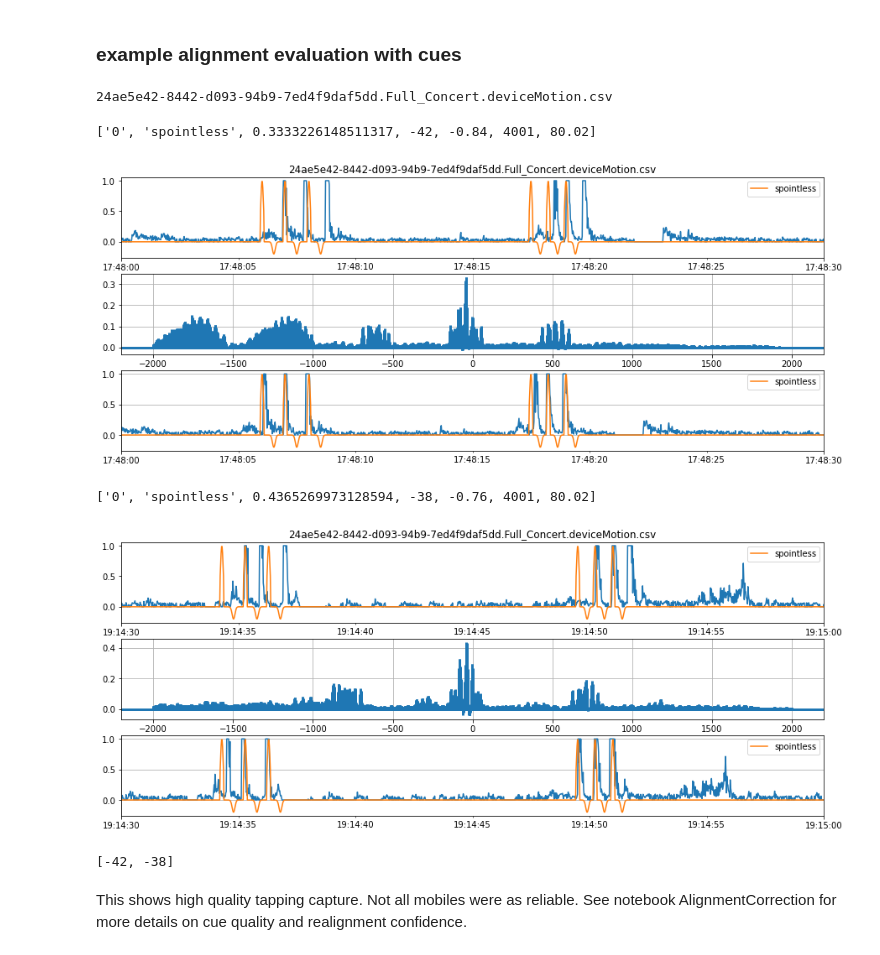
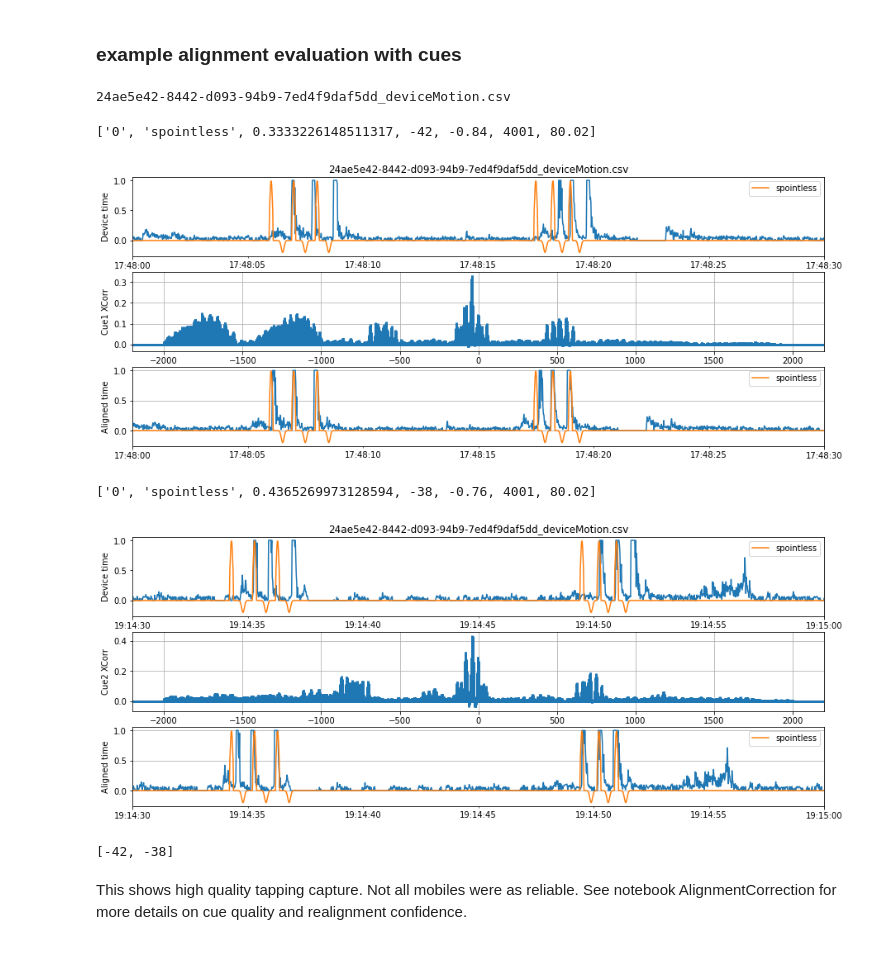
Before and after one commit to finn42/MusicLabCopenhegan_MotionAlignment, a Jupyter notebook: MusicLab_motion_aligne.ipynb, the cells around one changed output. Drawn from its saved outputs; the diff is of its cells as text; code cells hidden in the pictures.

```diff
--- a/MusicLab_motion_aligne.ipynb
+++ b/MusicLab_motion_aligne.ipynb
@@ -65,4 +65,4 @@ Most mobiles with a decent amount of data included at least one synchronisation
 # %% [markdown]
 ### initialise concert timed events
 # %%
-time_data_folder = 'C:/Users/finnu/dev/MobileMotion_MusicLab/timing/'
+time_data_folder = './timing/'
@@ -148,7 +132,7 @@ dev_n = 0
 # %% [markdown]
 ### example alignment evaluation with cues
 # %%
-folder ='C:/Users/finnu/OneDrive - Universitetet i Oslo/Documents/Mobile_data/Concert_MusicLab/Stitched_App_Sensors/Hall/deviceMotion/'
+folder = 'C:/Users/finnu/OneDrive - Universitetet i Oslo/Documents/Mobile_data/Concert_MusicLab/Concated/Hall/deviceMotion/'
 devices = os.listdir(folder)
 # %%
 aud_df = pd.DataFrame(index = ts_ts)
@@ -174,11 +158,10 @@ if np.nanmedian(b)>0:
     aud_df[dev_n] = b/np.nanmedian(b)
 else:
     aud_df[dev_n] = b/np.nanmean(b)
-kept_dev.append(devFile)
 
 aud_df.index = ts_dt[:-1]
 # %% [output]
-24ae5e42-8442-d093-94b9-7ed4f9daf5dd.Full_Concert.deviceMotion.csv
+24ae5e42-8442-d093-94b9-7ed4f9daf5dd_deviceMotion.csv
 # %%
 # pull out the section with the synchronisation cues
 
@@ -207,6 +200,7 @@ else:
     signal.plot(ax=ax1)
     cues1.plot.line(y=cue_type,ax=ax1)
     plt.xlim([cues1.index[1000],cues1.index[2500]])
+    plt.ylabel('Device time')
     plt.title(devFile)
 
     ax2 = plt.subplot(312)
@@ -214,10 +208,7 @@ else:
     ax2.grid(True)
     shifts.append(CCC[0][np.argmax(CCC[1])])
     print([str(dev_n),cue_type, np.amax(CCC[1]),CCC[0][np.argmax(CCC[1])], (sampleshift_s*CCC[0][np.argmax(CCC[1])]), len(CCC[0]),len(CCC[0])*sampleshift_s]) #,(np.argmax(xc,axis=0)-len(d_Range))/fs,mid
-    synch_offs.loc[dev_n,'s1_corr0'] = CCC[1][CCC[0]==0][0] # alignment quality without adjustment
-    synch_offs.loc[dev_n,'s1_corr_offset'] =np.amax(CCC[1])
-    synch_offs.loc[dev_n,'s1_offset'] = sampleshift_s*CCC[0][np.argmax(CCC[1])]
-
+    plt.ylabel('Cue1 XCorr')
     signal.index = signal.index + pd.Timedelta(sampleshift_s*CCC[0][np.argmax(CCC[1])],'S')
 
     ax1 = plt.subplot(313)
@@ -225,6 +216,7 @@ else:
     cues1.plot.line(y=cue_type,ax=ax1)
     plt.xlim([cues1.index[1000],cues1.index[2500]])
     ax1.grid(True)
+    plt.ylabel('Aligned time')
     #plt.saveas('')
     plt.show()
     #sigs[c] = signal
@@ -242,40 +234,39 @@ else:
     # starting alignment between signal and cue
     fig = plt.figure(figsize=(15,6))
     ax1 = plt.subplot(311)
     signal.plot(ax=ax1)
     cues2.plot.line(y=cue_type,ax=ax1)
     plt.xlim([cues2.index[1500],cues2.index[3000]])
     plt.title(devFile)
+    plt.ylabel('Device time')
 
     ax2 = plt.subplot(312)
     CCC = ax2.xcorr(cues2[cue_type].iloc[:length2], signal.iloc[:length2], usevlines=True, maxlags=np.min([length2-1,2000]), normed=True, lw=3)
     ax2.grid(True)
     shifts.append(CCC[0][np.argmax(CCC[1])])
+    plt.ylabel('Cue2 XCorr')
     #xc = np.correlate(signal.iloc[:length],cues[C2].iloc[:length], "full")
     print([str(dev_n),cue_type, np.amax(CCC[1]),CCC[0][np.argmax(CCC[1])], (sampleshift_s*CCC[0][np.argmax(CCC[1])]), len(CCC[0]),len(CCC[0])*sampleshift_s]) #,(np.argmax(xc,axis=0)-len(d_Range))/fs,mid
-    synch_offs.loc[dev_n,'s2_corr0'] = CCC[1][CCC[0]==0][0] # alignment quality without adjustment
-    synch_offs.loc[dev_n,'s2_corr_offset'] =np.amax(CCC[1])
-    synch_offs.loc[dev_n,'s2_offset'] = sampleshift_s*CCC[0][np.argmax(CCC[1])]
 
     signal.index = signal.index + pd.Timedelta(sampleshift_s*CCC[0][np.argmax(CCC[1])],'S')
 
     ax1 = plt.subplot(313)
     signal.plot(ax=ax1)
     cues2.plot.line(y=cue_type,ax=ax1)
     plt.xlim([cues2.index[1500],cues2.index[3000]])
     ax1.grid(True)
+    plt.ylabel('Aligned time')
     #plt.saveas('')
     plt.show()
     #sigs[c] = signal
     CCC2 = CCC
 
-synch_offs.loc[dev_n,'devID'] = kept_dev[dev_n]
 print(shifts)
 # %% [output]
 ['0', 'spointless', 0.3333226148511317, -42, -0.84, 4001, 80.02]
-[figure, old version]
+[figure, new version]
 ['0', 'spointless', 0.4365269973128594, -38, -0.76, 4001, 80.02]
-[figure, old version]
+[figure, new version]
 [-42, -38]
 # %% [markdown]
 This shows high quality tapping capture. Not all mobiles were as reliable. See notebook AlignmentCorrection for more details on cue quality and realignment confidence.
```
Also changed, not shown: parts of 25 cells of this notebook, 17 other files.
